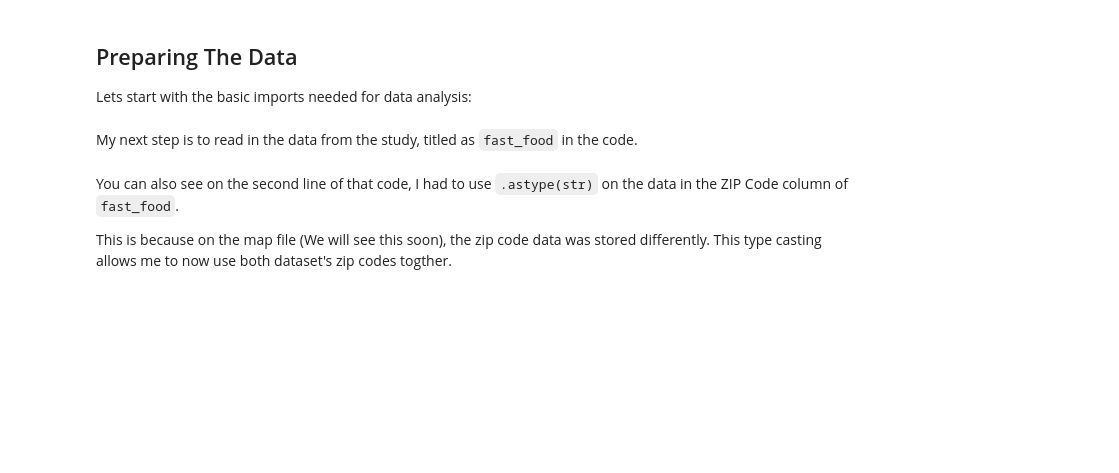
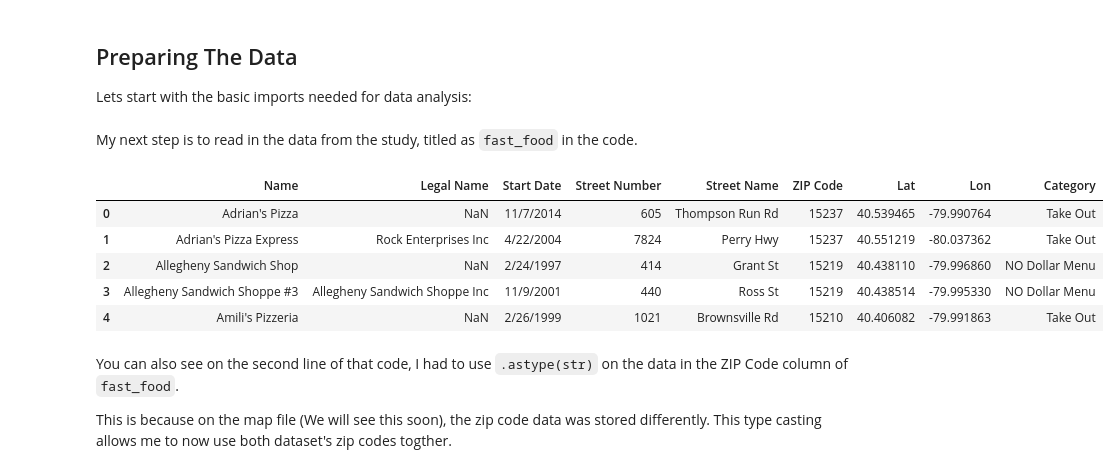
Before and after one commit to CaseyDinan/Big-Ideas-Final-Project, a Jupyter notebook: fastFoodData.ipynb, the cells around one changed output. Cells and saved outputs as stored; diff of their text form; code cells hidden in the pictures; blank space fills up the shorter version.

```diff
--- a/fastFoodData.ipynb
+++ b/fastFoodData.ipynb
@@ -19,4 +19,14 @@ import geopandas as gp
 import matplotlib.pyplot as plt
 # %% [markdown]
 My next step is to read in the data from the study, titled as ``fast_food`` in the code.
+# %%
+fast_food = pd.read_csv("fastfoodalleghenycountyupdatexy2.csv", sep=",") #reading in csv
+fast_food.head()
+# %% [output]
+|  | Name | Legal Name | Start Date | Street Number | Street Name | ZIP Code | Lat | Lon | Category |
+| 0 | Adrian's Pizza | NaN | 11/7/2014 | 605 | Thompson Run Rd | 15237 | 40.539465 | -79.990764 | Take Out |
+| 1 | Adrian's Pizza Express | Rock Enterprises Inc | 4/22/2004 | 7824 | Perry Hwy | 15237 | 40.551219 | -80.037362 | Take Out |
+| 2 | Allegheny Sandwich Shop | NaN | 2/24/1997 | 414 | Grant St | 15219 | 40.438110 | -79.996860 | NO Dollar Menu |
+| 3 | Allegheny Sandwich Shoppe #3 | Allegheny Sandwich Shoppe Inc | 11/9/2001 | 440 | Ross St | 15219 | 40.438514 | -79.995330 | NO Dollar Menu |
+| 4 | Amili's Pizzeria | NaN | 2/26/1999 | 1021 | Brownsville Rd | 15210 | 40.406082 | -79.991863 | Take Out |
 # %%
```
Also changed, not shown: parts of 3 cells of this notebook.
